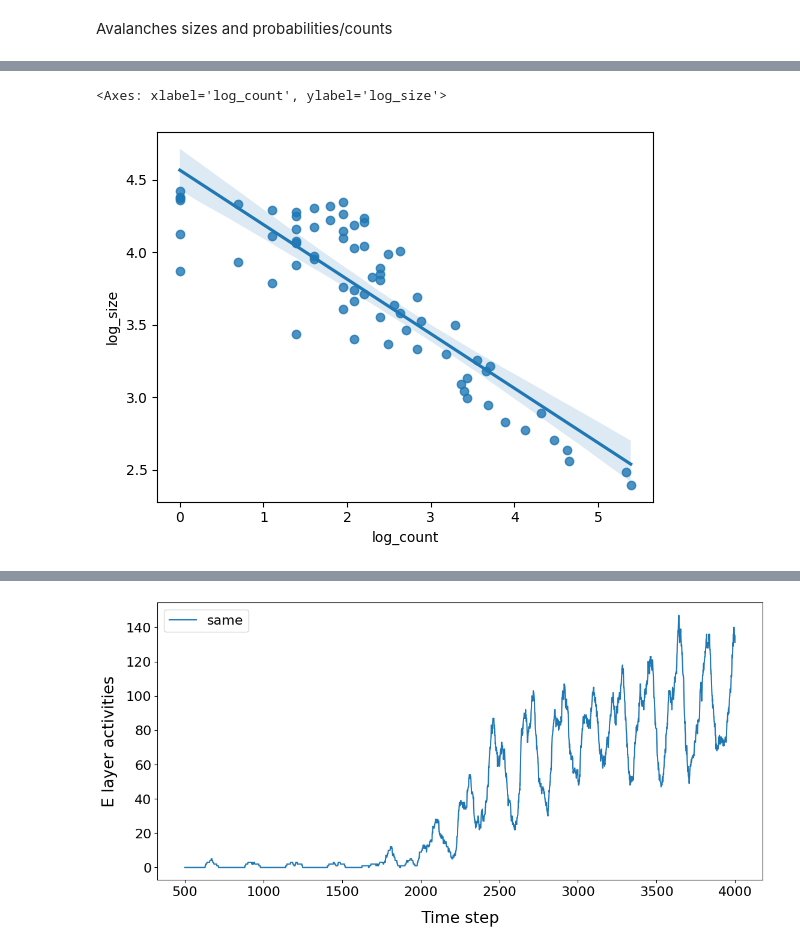
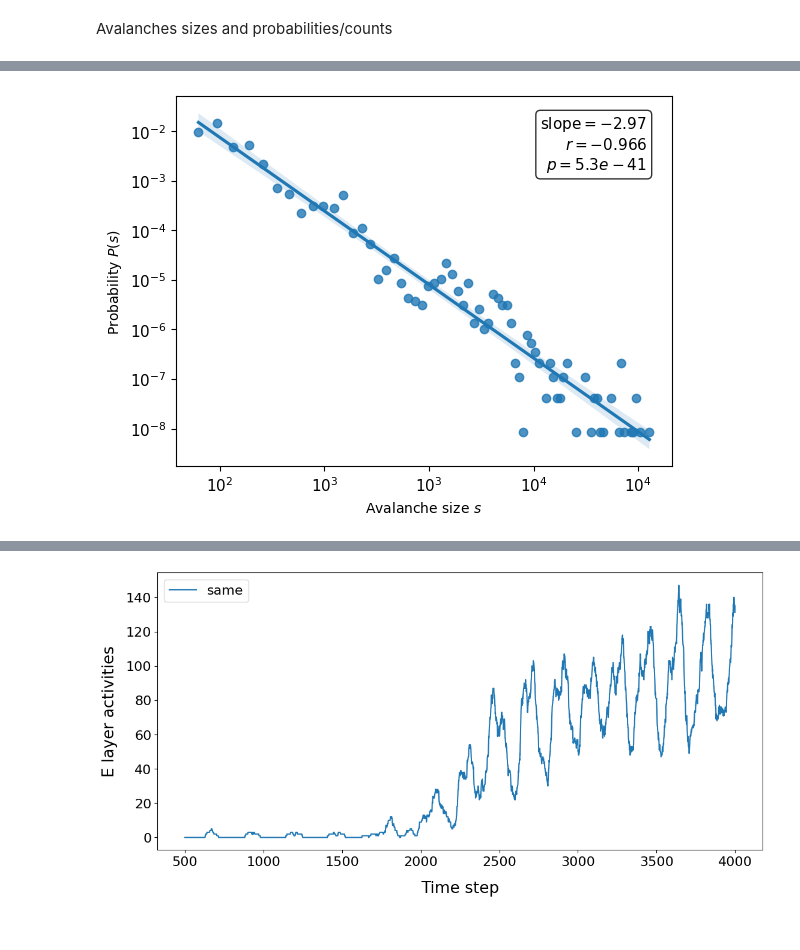
Before and after one commit to hhsherlock/Spiking_NN, a Jupyter notebook: mnst_learn/calculation.ipynb, the cells around one changed output, grey strips where cells are left out. Saved outputs shown, nothing was run; the diff lists cells and outputs as text; code cells hidden in the pictures.

```diff
--- a/mnst_learn/calculation.ipynb
+++ b/mnst_learn/calculation.ipynb
@@ -805,7 +898,7 @@ Avalanches sizes and probabilities/counts
 # not per time
 total_sizes = []
 for i in range(E_fires[500:].shape[0]):
-    blob_sizes = avalanches(E_fires[i])
+    blob_sizes, temp = avalanches(E_fires[i])
 
     # limit sizes
     blob_sizes = blob_sizes[blob_sizes>10]
@@ -819,14 +912,18 @@ for i in total_sizes:
         new.append(i)
 # %%
 unique_sizes, counts = np.unique(new, return_counts= True)
+# %%
+probs = counts/counts.sum()
 # %%
 log_sizes = np.log(unique_sizes)
 log_counts = np.log(counts)
+log_probs = np.log(probs)
 # %%
 
 df = pd.DataFrame({
     "log_size": log_sizes,
-    "log_count": log_counts
+    # "log_count": log_counts,
+    "log_probs": log_probs
 })
 # %%
 from scipy.stats import linregress
@@ -844,8 +977,48 @@ plt.plot(unique_sizes, counts, "o")
 # %%
-sns.regplot(data=df, x="log_count", y="log_size")
-# plt.savefig("log_log.png", dpi=300, bbox_inches="tight")
+sns.regplot(data=df, y="log_probs", x="log_size")
+
+# plt.scatter(unique_sizes, probs)
+plt.xlabel("Avalanche size $s$")
+plt.ylabel("Probability $P(s)$")
+
+# plt.xlabel(r"$\log_{10}(Size)$", fontsize=11)
+# plt.ylabel(r"$\log_{10} P(Size)$", fontsize=11)
+plt.xticks(fontsize=11)
+plt.yticks(fontsize=11)
+
+def log_format(x, pos):
+    return f"$10^{{{int(np.log10(10**x))}}}$"
+from matplotlib.ticker import FuncFormatter
+# Apply formatter
+plt.gca().xaxis.set_major_formatter(FuncFormatter(log_format))
+plt.gca().yaxis.set_major_formatter(FuncFormatter(log_format))
+
+plt.text(
+    0.95, 0.95,   # near top-right
+    rf"$\mathrm{{slope}} = {res.slope:.2f}$" "\n"
+    rf"$r = {res.rvalue:.3f}$" "\n"
+    rf"$p = {res.pvalue:.1e}$",
+    transform=plt.gca().transAxes,
+    fontsize=11,
+    verticalalignment="top",    # aligns text top
+    horizontalalignment="right", # aligns text right
+        bbox=dict(
+        boxstyle="round,pad=0.3",  # smooth corners with padding
+        facecolor='white',          # optional fill color
+        edgecolor='black',          # border color
+        alpha=0.8                   # transparency
+    )
+)
+
+# x_fit = np.logspace(np.log10(unique_sizes.min()), np.log10(unique_sizes.max()), 200)
+# y_fit = (10**res.intercept) * (x_fit**res.slope)
+
+# plt.plot(x_fit, y_fit, "--", label="Fit")
+
+# plt.xscale("log")
+# plt.yscale("log")
+plt.savefig("log_log_reg.png", dpi=300, bbox_inches="tight")
 # %% [output]
-<Axes: xlabel='log_count', ylabel='log_size'>
-[figure, old version]
+[figure, new version]
 # %%
 sns.histplot(new)
```
Also changed, not shown: parts of 39 cells of this notebook, 7 other files.
